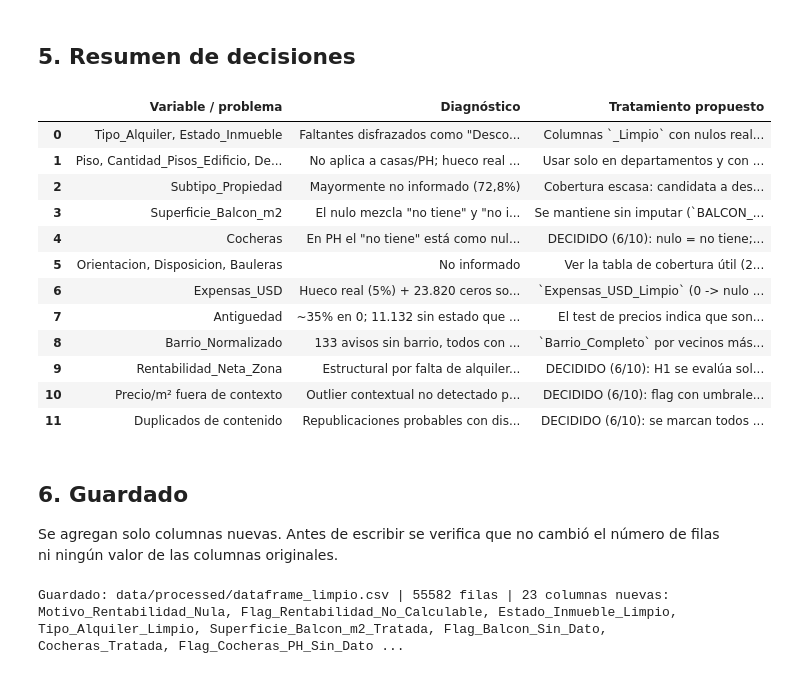
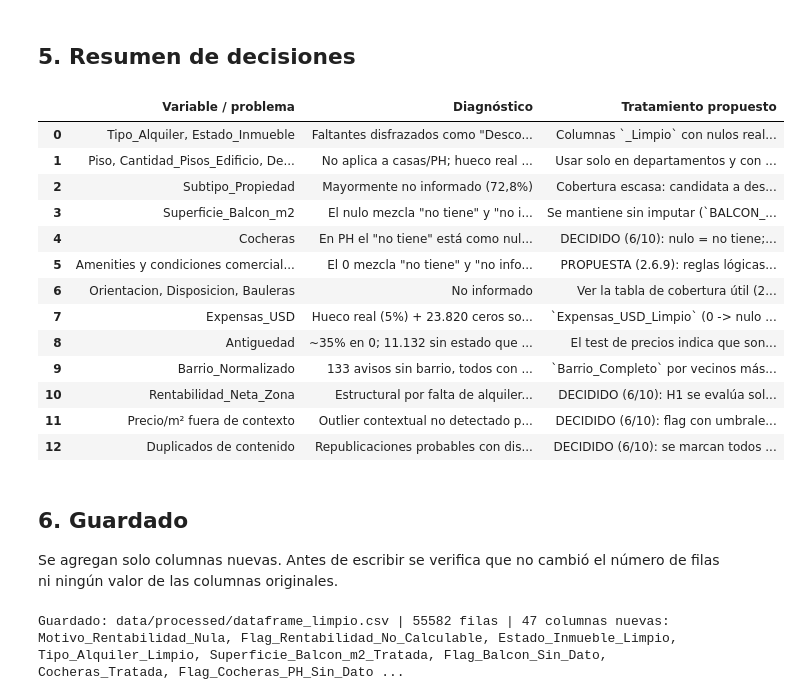
Before and after one commit to FrancisconiMorel/TP-Analisis-Descriptivo-Inmobiliario-CABA, a Jupyter notebook: notebooks/02_calidad_y_limpieza.ipynb, the cells around one changed output. Cells and saved outputs as stored; diff of their text form; code cells hidden in the pictures.

```diff
--- a/notebooks/02_calidad_y_limpieza.ipynb
+++ b/notebooks/02_calidad_y_limpieza.ipynb
@@ -912,0 +922,30 @@ Es un dato aproximado: sirve para describir por barrio, pero **no se usa para re
+# %%
+import sys
+if str(RAIZ) not in sys.path:
+    sys.path.insert(0, str(RAIZ))
+from src import amenities as am
+
+PARAM_AMEN = am.ParametrosAmenities()   # cuantil 0,20; umbral 1,30; prevalencia mínima 5%; balcón ≤ 60 m²; ascensor desde el piso 5
+dep = df[df.Tipo_Propiedad == "Departamento"].copy()
+dep["rel_barrio"] = dep["Precio_m2_USD"] / dep.groupby(["Tipo_Operacion", "Barrio_Normalizado"])["Precio_m2_USD"].transform("median")
+
+# B1. Balcón: ¿los avisos con Balcon = 0 que informan superficie se parecen a los que declaran balcón?
+sup0 = dep.loc[dep.Balcon.eq(0) & dep.Superficie_Balcon_m2.gt(0), "Superficie_Balcon_m2"]
+sup1 = dep.loc[dep.Balcon.eq(1) & dep.Superficie_Balcon_m2.gt(0), "Superficie_Balcon_m2"]
+print("Superficie de balcón informada (m²), departamentos:")
+display(pd.DataFrame({"Balcon = 0": sup0.describe(percentiles=[.25, .5, .75, .95, .99]),
+                      "Balcon = 1": sup1.describe(percentiles=[.25, .5, .75, .95, .99])}).round(1))
+print(f"Con Balcon = 0 y superficie > 0: {len(sup0):,} | además informan superficie descubierta: "
+      f"{dep.loc[sup0.index, 'Superficie_No_Cubierta_m2'].gt(0).mean():.0%} | superan {PARAM_AMEN.balcon_max_m2:.0f} m²: {(sup0 > PARAM_AMEN.balcon_max_m2).sum()}")
+
+# B2. Ascensor: Cantidad_Pisos_Edificio no es confiable (mezcla pisos del edificio y plantas de la unidad)
+cp, piso = dep.Cantidad_Pisos_Edificio, dep.Piso
+ambos = cp.notna() & piso.between(0, PARAM_AMEN.piso_max_valido)
+print(f"\nCantidad_Pisos_Edificio = 1 en el {cp.eq(1).sum() / cp.notna().sum():.0%} de los que la informan, y el "
+      f"{dep.loc[cp.eq(1), 'Ascensor'].mean():.0%} de esos declara ascensor; piso de la unidad mayor que los pisos del edificio: "
+      f"{(ambos & (piso > cp)).sum():,} de {ambos.sum():,}. Se usa el piso de la unidad.")
+tramo = pd.cut(piso, [0, 2, 4, PARAM_AMEN.piso_max_valido], labels=["1-2", "3-4", "5+"])
+ventas_dep = dep.Tipo_Operacion.eq("Venta")
+tabla_asc = dep[ventas_dep].groupby([tramo[ventas_dep], "Ascensor"], observed=True).rel_barrio.agg(n="size", precio_m2_rel_barrio="median").unstack()
+print("Ventas de departamentos: precio/m² relativo a la mediana del barrio, según piso de la unidad y Ascensor:")
+display(tabla_asc.round(3))
@@ -1107,34 +1277,36 @@ No todos son republicaciones. En 942 grupos el piso informado coincide (**republ
 # %%
 resumen = pd.DataFrame([
     ("Tipo_Alquiler, Estado_Inmueble", "Faltantes disfrazados como \"Desconocido\" (90,8% de los alquileres; ~75% del dataset)", "Columnas `_Limpio` con nulos reales (2.6.1). No filtrar por tradicional/temporario; usar Estado solo en el subconjunto informado."),
     ("Piso, Cantidad_Pisos_Edificio, Departamentos_Por_Piso", "No aplica a casas/PH; hueco real en departamentos (41% a 47%)", "Usar solo en departamentos y con cautela (2.6.4); no imputar."),
     ("Subtipo_Propiedad", "Mayormente no informado (72,8%)", "Cobertura escasa: candidata a descartar."),
     ("Superficie_Balcon_m2", "El nulo mezcla \"no tiene\" y \"no informó\"; Balcon = 0 no es confiable (incluye \"no detectado\")", "Se mantiene sin imputar (`BALCON_0_ES_NO_TIENE = False`); `Flag_Balcon_Sin_Dato`. PENDIENTE: el grupo no lo discutió por separado."),
     ("Cocheras", "En PH el \"no tiene\" está como nulo; en Casa/Depto como 0. El test de precios no discrimina", "DECIDIDO (6/10): nulo = no tiene; se imputa 0 en PH (`IMPUTAR_COCHERAS_PH = True`). Queda marcado en `Flag_Cocheras_PH_Sin_Dato`."),
+    ("Amenities y condiciones comerciales (18 binarias)", "El 0 mezcla \"no tiene\" y \"no informado\"; balcón con superficie y ascensor en pisos altos contradicen el 0", "PROPUESTA (2.6.9): reglas lógicas (balcón por superficie, ascensor desde el piso 5) y 0 → nulo en avisos poco informados para las variables sensibles; columnas `_Tratada`, `Tasa_Confort_Tratada` y flags. Pendiente de validación grupal."),
     ("Orientacion, Disposicion, Bauleras", "No informado", "Ver la tabla de cobertura útil (2.6.4); dejar como nulo."),
     ("Expensas_USD", "Hueco real (5%) + 23.820 ceros sospechosos. En departamentos el 0 es un faltante disfrazado; en casas y PH es lo normal", "`Expensas_USD_Limpio` (0 -> nulo solo en departamentos, 2.6.6). Usarla en vez de `Expensas_USD` en todo análisis descriptivo. DECIDIDO (6/10): `Expensas_USD_Imputada` completa los departamentos con la mediana de su celda; `Flag_Expensas_Imputada`."),
     ("Antiguedad", "~35% en 0; 11.132 sin estado que lo confirme", "El test de precios indica que son mayormente nuevos: no se tocan. `Flag_Antiguedad_Cero_Sin_Estado` (2.6.7)."),
     ("Barrio_Normalizado", "133 avisos sin barrio, todos con coordenadas", "`Barrio_Completo` por vecinos más cercanos, validado (2.6.8); `Flag_Barrio_Por_Vecinos`."),
     ("Rentabilidad_Neta_Zona", "Estructural por falta de alquileres en la celda; 11 de 48 barrios sin cobertura", "DECIDIDO (6/10): H1 se evalúa solo en los barrios con rentabilidad original. `Rentabilidad_Neta_Cascada` queda como prueba de robustez (2.6.5)."),
     ("Precio/m² fuera de contexto", "Outlier contextual no detectado por el filtro global", "DECIDIDO (6/10): flag con umbrales 0,40 / 2,50; no se borra."),
     ("Duplicados de contenido", "Republicaciones probables con distinto Item_ID", "DECIDIDO (6/10): se marcan todos con nivel (`Duplicado_Sobrante_Nivel`: Seguro / Probable); el nivel Bajo no se marca; no se borra."),
 ], columns=["Variable / problema", "Diagnóstico", "Tratamiento propuesto"])
 pd.set_option("display.max_colwidth", 130)
 display(resumen)
 # %% [output]
 |  | Variable / problema | Diagnóstico | Tratamiento propuesto |
 | 0 | Tipo_Alquiler, Estado_Inmueble | Faltantes disfrazados como "Desco... | Columnas `_Limpio` con nulos real... |
 | 1 | Piso, Cantidad_Pisos_Edificio, De... | No aplica a casas/PH; hueco real ... | Usar solo en departamentos y con ... |
 | 2 | Subtipo_Propiedad | Mayormente no informado (72,8%) | Cobertura escasa: candidata a des... |
 | 3 | Superficie_Balcon_m2 | El nulo mezcla "no tiene" y "no i... | Se mantiene sin imputar (`BALCON_... |
 | 4 | Cocheras | En PH el "no tiene" está como nul... | DECIDIDO (6/10): nulo = no tiene;... |
-| 5 | Orientacion, Disposicion, Bauleras | No informado | Ver la tabla de cobertura útil (2... |
-| 6 | Expensas_USD | Hueco real (5%) + 23.820 ceros so... | `Expensas_USD_Limpio` (0 -> nulo ... |
-| 7 | Antiguedad | ~35% en 0; 11.132 sin estado que ... | El test de precios indica que son... |
-| 8 | Barrio_Normalizado | 133 avisos sin barrio, todos con ... | `Barrio_Completo` por vecinos más... |
-| 9 | Rentabilidad_Neta_Zona | Estructural por falta de alquiler... | DECIDIDO (6/10): H1 se evalúa sol... |
-| 10 | Precio/m² fuera de contexto | Outlier contextual no detectado p... | DECIDIDO (6/10): flag con umbrale... |
-| 11 | Duplicados de contenido | Republicaciones probables con dis... | DECIDIDO (6/10): se marcan todos ... |
+| 5 | Amenities y condiciones comercial... | El 0 mezcla "no tiene" y "no info... | PROPUESTA (2.6.9): reglas lógicas... |
+| 6 | Orientacion, Disposicion, Bauleras | No informado | Ver la tabla de cobertura útil (2... |
+| 7 | Expensas_USD | Hueco real (5%) + 23.820 ceros so... | `Expensas_USD_Limpio` (0 -> nulo ... |
+| 8 | Antiguedad | ~35% en 0; 11.132 sin estado que ... | El test de precios indica que son... |
+| 9 | Barrio_Normalizado | 133 avisos sin barrio, todos con ... | `Barrio_Completo` por vecinos más... |
+| 10 | Rentabilidad_Neta_Zona | Estructural por falta de alquiler... | DECIDIDO (6/10): H1 se evalúa sol... |
+| 11 | Precio/m² fuera de contexto | Outlier contextual no detectado p... | DECIDIDO (6/10): flag con umbrale... |
+| 12 | Duplicados de contenido | Republicaciones probables con dis... | DECIDIDO (6/10): se marcan todos ... |
 # %% [markdown]
 ## 6. Guardado
 
@@ -1145,7 +1317,12 @@ COLUMNAS_NUEVAS = ["Motivo_Rentabilidad_Nula", "Flag_Rentabilidad_No_Calculable"
                    "Cocheras_Tratada", "Flag_Cocheras_PH_Sin_Dato", "Rentabilidad_Neta_Cascada", "Nivel_Rentabilidad_Cascada",
                    "Expensas_USD_Limpio", "Expensas_USD_Imputada", "Flag_Expensas_Imputada", "Flag_Antiguedad_Cero_Sin_Estado", "Barrio_Completo", "Flag_Barrio_Por_Vecinos",
                    "Ratio_Precio_m2_vs_Mediana", "Flag_Precio_m2_Muy_Bajo", "Flag_Precio_m2_Muy_Alto",
-                   "Grupo_Duplicado", "Duplicado_Nivel", "Duplicado_Sobrante_Nivel", "Flag_Duplicado_Sobrante"]
+                   "Grupo_Duplicado", "Duplicado_Nivel", "Duplicado_Sobrante_Nivel", "Flag_Duplicado_Sobrante",
+                   "Amoblado_Tratada", "Ascensor_Tratada", "Balcon_Tratada", "Terraza_Tratada", "Patio_Tratada", "Pileta_Tratada", "Parrilla_Tratada", "SUM_Tratada", "Gimnasio_Tratada", "Laundry_Tratada", "Seguridad_Tratada", "Aire_Acondicionado_Tratada", "Calefaccion_Tratada", "Lavadero_Tratada", "Dormitorio_Suite_Tratada", "Admite_Mascotas_Tratada", "Apto_Credito_Tratada", "Apto_Profesional_Tratada",
+                   "Completitud_Aviso", "Flag_Aviso_Poco_Informado", "Flag_Balcon_Por_Superficie", "Flag_Ascensor_Por_Piso",
+                   "Amenities_Sin_Dato", "Tasa_Confort_Tratada"]
+assert set(COLUMNAS_NUEVAS) == set(df.columns) - set(COLUMNAS_ORIGINALES), "La lista de columnas nuevas no coincide con el dataset"
+df = df[COLUMNAS_ORIGINALES + COLUMNAS_NUEVAS]  # las columnas nuevas quedan al final, en este orden
 
 original = pd.read_csv(RUTA_ENTRADA, low_memory=False)
 assert len(df) == len(original), "Cambió la cantidad de filas"
@@ -1156,7 +1333,7 @@ df.to_csv(RUTA_SALIDA, index=False)
 print(f"Guardado: {RUTA_SALIDA.relative_to(RAIZ)} | {len(df)} filas | {len(COLUMNAS_NUEVAS)} columnas nuevas:")
 print(", ".join(COLUMNAS_NUEVAS))
 # %% [output]
-Guardado: data/processed/dataframe_limpio.csv | 55582 filas | 23 columnas nuevas:
+Guardado: data/processed/dataframe_limpio.csv | 55582 filas | 47 columnas nuevas:
 Motivo_Rentabilidad_Nula, Flag_Rentabilidad_No_Calculable, Estado_Inmueble_Limpio, Tipo_Alquiler_Limpio, Superficie_Balcon_m2_Tratada, Flag_Balcon_Sin_Dato, Cocheras_Tratada, Flag_Cocheras_PH_Sin_Dato ...
 # %% [markdown]
 ## Estado de las decisiones del grupo
```
Also changed, not shown: parts of 11 cells of this notebook, 7 other files.
